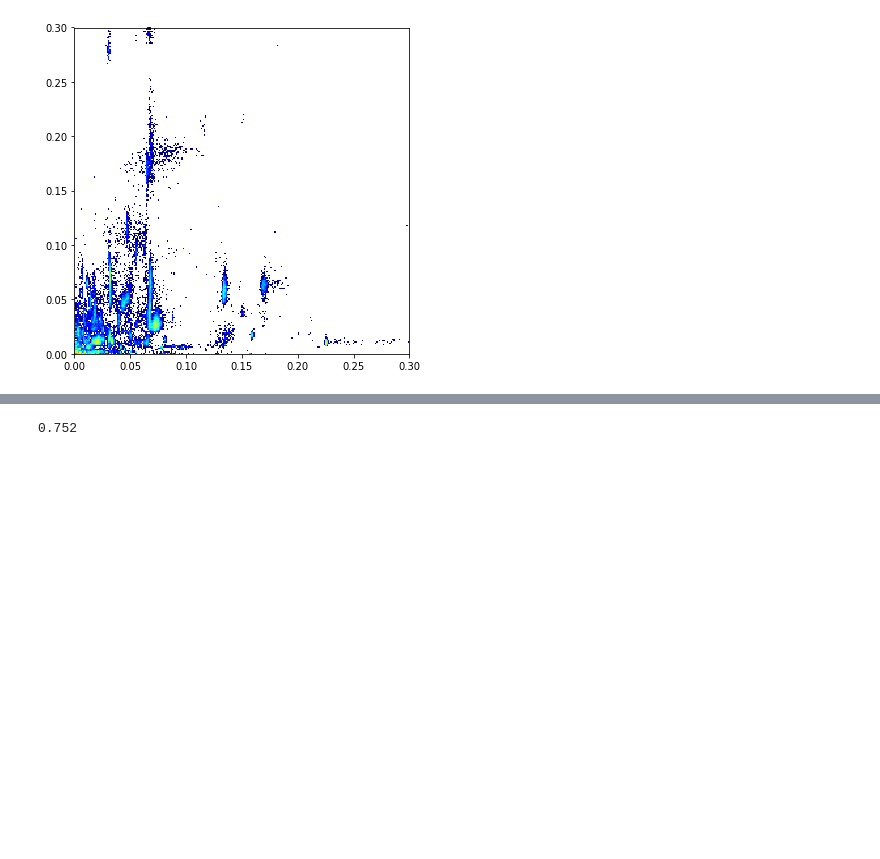
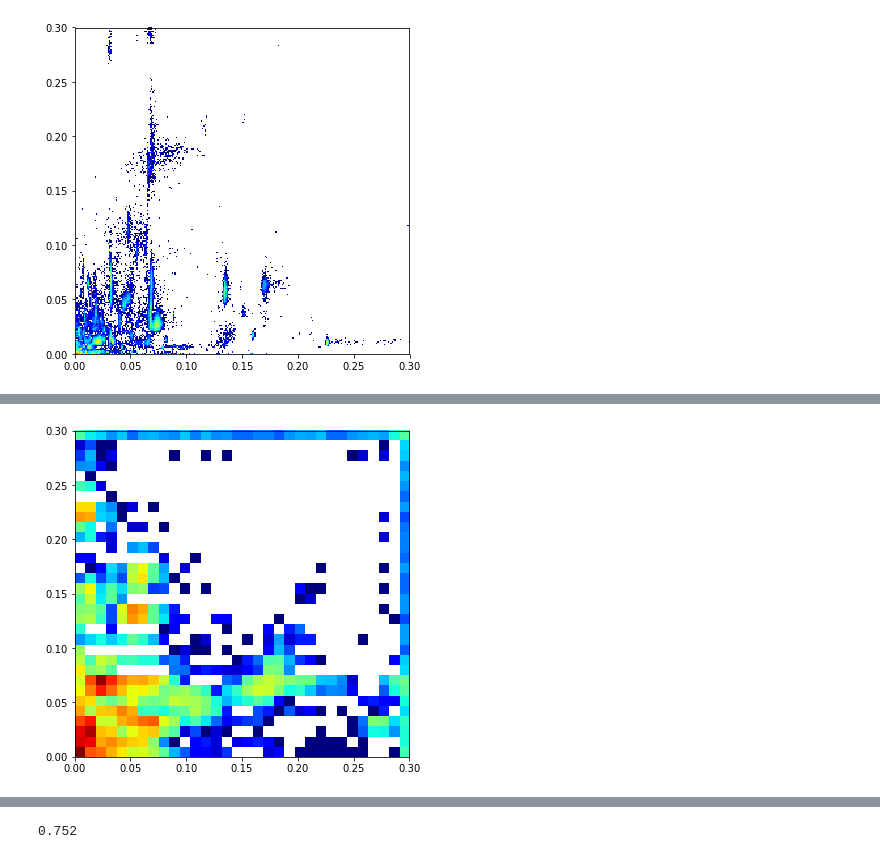
Before and after one commit to dianagudu/inputgen, a Jupyter notebook: analyze_google_clusterdata.ipynb, the cells around one changed output, grey strips where cells are left out. Drawn from its saved outputs; the diff is of its cells as text; code cells hidden in the pictures; blank space fills up the shorter version.

```diff
--- a/analyze_google_clusterdata.ipynb
+++ b/analyze_google_clusterdata.ipynb
@@ -243,0 +265,51 @@ if False:
+# %%
+# n, bins
+# n2d, binx, biny
+
+
+### Version 1 ###
+def doit():
+    nn=(n/np.linalg.norm(n, ord=1))
+    x = np.random.choice(binx, p=nn)
+    index_x,  = np.where(x == binx)
+    p_y = n2d[index_x].flatten()
+    y = np.random.choice(biny, p=p_y/np.linalg.norm(p_y, ord=1))
+    return (x,y)
+
+
+### Version 2 ###
+coords = [(x, y) for x in binx for y in biny]
+vals = n2d.flatten()
+vals = vals / np.linalg.norm(vals, ord=1)
+
+def doit2():
+    cord_index = np.random.choice(len(coords) , p=vals)
+    return coords[cord_index]
+#
+
+### Version 3 ###
+# continuous.
+ccoords = [(x, y) for x in np.linspace(0, 0.3, 64) for y in np.linspace(0, 0.3, 64)]
+cdv = [rbfi(x, y) for x, y in ccoords]
+cdv = [x if x > 0.0 else 0.0 for x in cdv]
+cdv = cdv / np.linalg.norm(cdv, ord=1)
+
+def doit3():
+    coord_index = np.random.choice(len(ccoords) , p=cdv)
+    return ccoords[coord_index]
+#
+
+
+
+new_data = [doit3() for x in range(0, 100000)]
+
+
+xx , yy = zip(*new_data)
+plt.figure(figsize=(6,6))
+plt.hist2d(xx,yy,bins=32,cmap=cm.jet, norm=LogNorm())
+plt.xlim(0.0, 0.3)
+plt.ylim(0.0, 0.3)
+#plt.yscale('log')
+plt.show()
+# %% [output]
+[figure, added]
```
Also changed, not shown: parts of 3 cells of this notebook.
